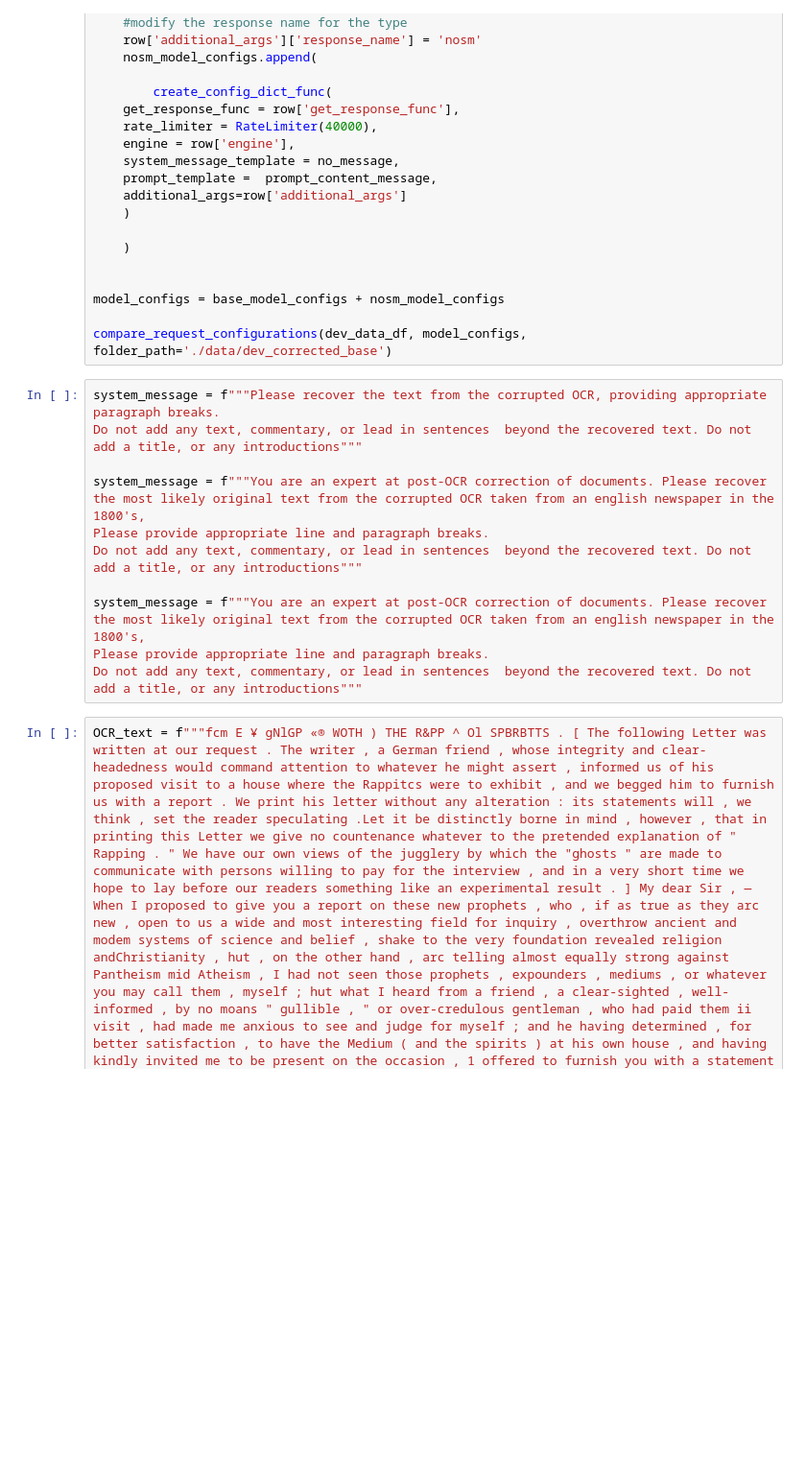
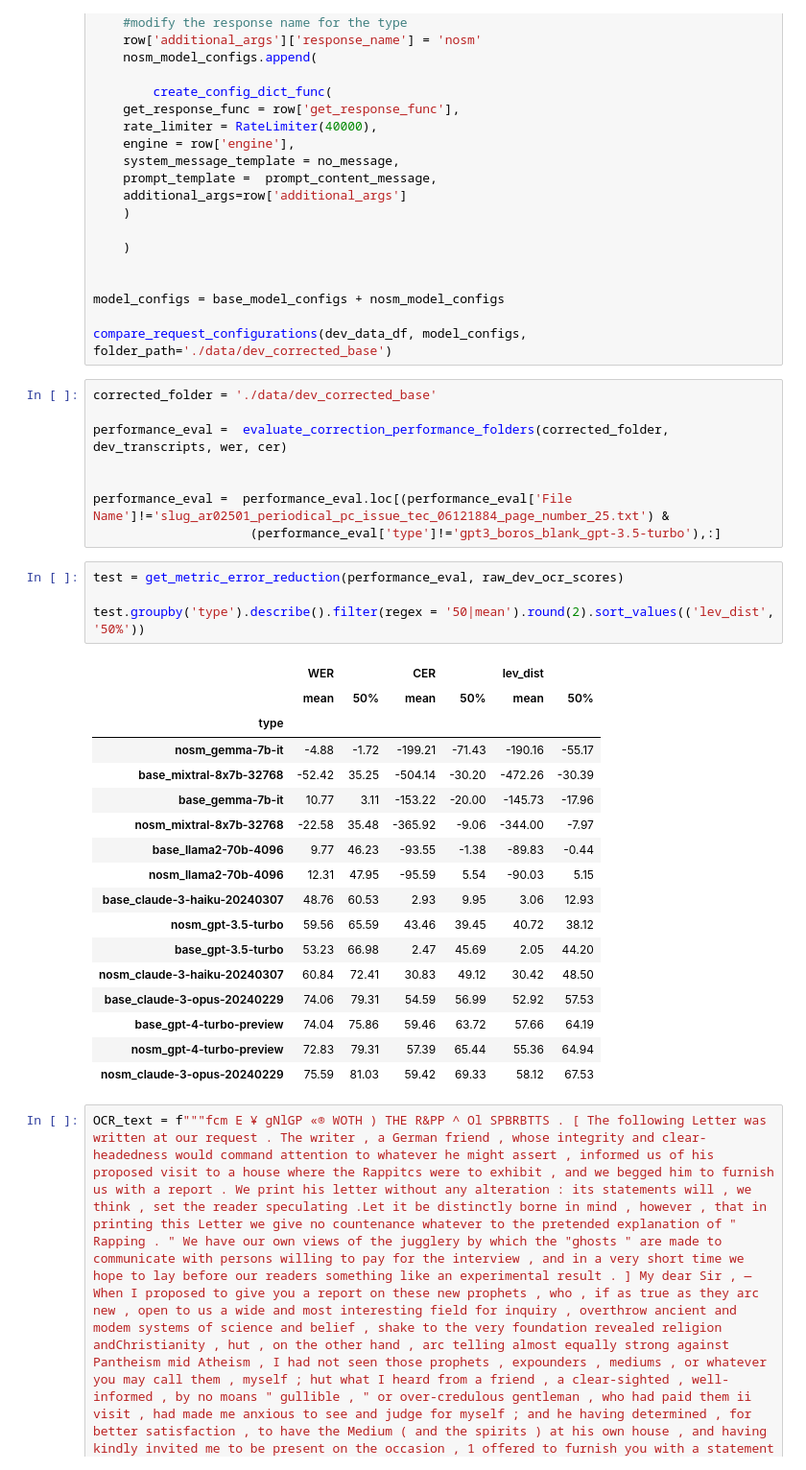
Before and after one commit to JonnoB/redigitalize, a Jupyter notebook: create_pipeline.ipynb, the cells around one changed output. Shown at 96% size. Drawn from its saved outputs; the diff is of its cells as text; blank space fills up the shorter version.

```diff
--- a/create_pipeline.ipynb
+++ b/create_pipeline.ipynb
@@ -133,15 +321,34 @@ for index, row in basic_model_configs.iterrows():
 model_configs = base_model_configs + nosm_model_configs
 
 compare_request_configurations(dev_data_df, model_configs, folder_path='./data/dev_corrected_base')
-# %%
-system_message = f"""Please recover the text from the corrupted OCR, providing appropriate paragraph breaks.
-Do not add any text, commentary, or lead in sentences  beyond the recovered text. Do not add a title, or any introductions"""
-
-system_message = f"""You are an expert at post-OCR correction of documents. Please recover the most likely original text from the corrupted OCR taken from an english newspaper in the 1800's,
-Please provide appropriate line and paragraph breaks.
-Do not add any text, commentary, or lead in sentences  beyond the recovered text. Do not add a title, or any introductions"""
-
-system_message = f"""You are an expert at post-OCR correction of documents. Please recover the most likely original text from the corrupted OCR taken from an english newspaper in the 1800's,
-Please provide appropriate line and paragraph breaks.
-Do not add any text, commentary, or lead in sentences  beyond the recovered text. Do not add a title, or any introductions"""
+# %%
+corrected_folder = './data/dev_corrected_base'
+
+performance_eval =  evaluate_correction_performance_folders(corrected_folder, dev_transcripts, wer, cer)
+
+
+performance_eval =  performance_eval.loc[(performance_eval['File Name']!='slug_ar02501_periodical_pc_issue_tec_06121884_page_number_25.txt') &
+                     (performance_eval['type']!='gpt3_boros_blank_gpt-3.5-turbo'),:]
+# %%
+test = get_metric_error_reduction(performance_eval, raw_dev_ocr_scores)
+
+test.groupby('type').describe().filter(regex = '50|mean').round(2).sort_values(('lev_dist', '50%'))
+# %% [output]
+|  | WER |  | CER |  | lev_dist |  |
+|  | mean | 50% | mean | 50% | mean | 50% |
+| type |  |  |  |  |  |  |
+| nosm_gemma-7b-it | -4.88 | -1.72 | -199.21 | -71.43 | -190.16 | -55.17 |
+| base_mixtral-8x7b-32768 | -52.42 | 35.25 | -504.14 | -30.20 | -472.26 | -30.39 |
+| base_gemma-7b-it | 10.77 | 3.11 | -153.22 | -20.00 | -145.73 | -17.96 |
+| nosm_mixtral-8x7b-32768 | -22.58 | 35.48 | -365.92 | -9.06 | -344.00 | -7.97 |
+| base_llama2-70b-4096 | 9.77 | 46.23 | -93.55 | -1.38 | -89.83 | -0.44 |
+| nosm_llama2-70b-4096 | 12.31 | 47.95 | -95.59 | 5.54 | -90.03 | 5.15 |
+| base_claude-3-haiku-20240307 | 48.76 | 60.53 | 2.93 | 9.95 | 3.06 | 12.93 |
+| nosm_gpt-3.5-turbo | 59.56 | 65.59 | 43.46 | 39.45 | 40.72 | 38.12 |
+| base_gpt-3.5-turbo | 53.23 | 66.98 | 2.47 | 45.69 | 2.05 | 44.20 |
+| nosm_claude-3-haiku-20240307 | 60.84 | 72.41 | 30.83 | 49.12 | 30.42 | 48.50 |
+| base_claude-3-opus-20240229 | 74.06 | 79.31 | 54.59 | 56.99 | 52.92 | 57.53 |
+| base_gpt-4-turbo-preview | 74.04 | 75.86 | 59.46 | 63.72 | 57.66 | 64.19 |
+| nosm_gpt-4-turbo-preview | 72.83 | 79.31 | 57.39 | 65.44 | 55.36 | 64.94 |
+| nosm_claude-3-opus-20240229 | 75.59 | 81.03 | 59.42 | 69.33 | 58.12 | 67.53 |
 # %%
```
Also changed, not shown: parts of 20 cells of this notebook, 2 other files.
